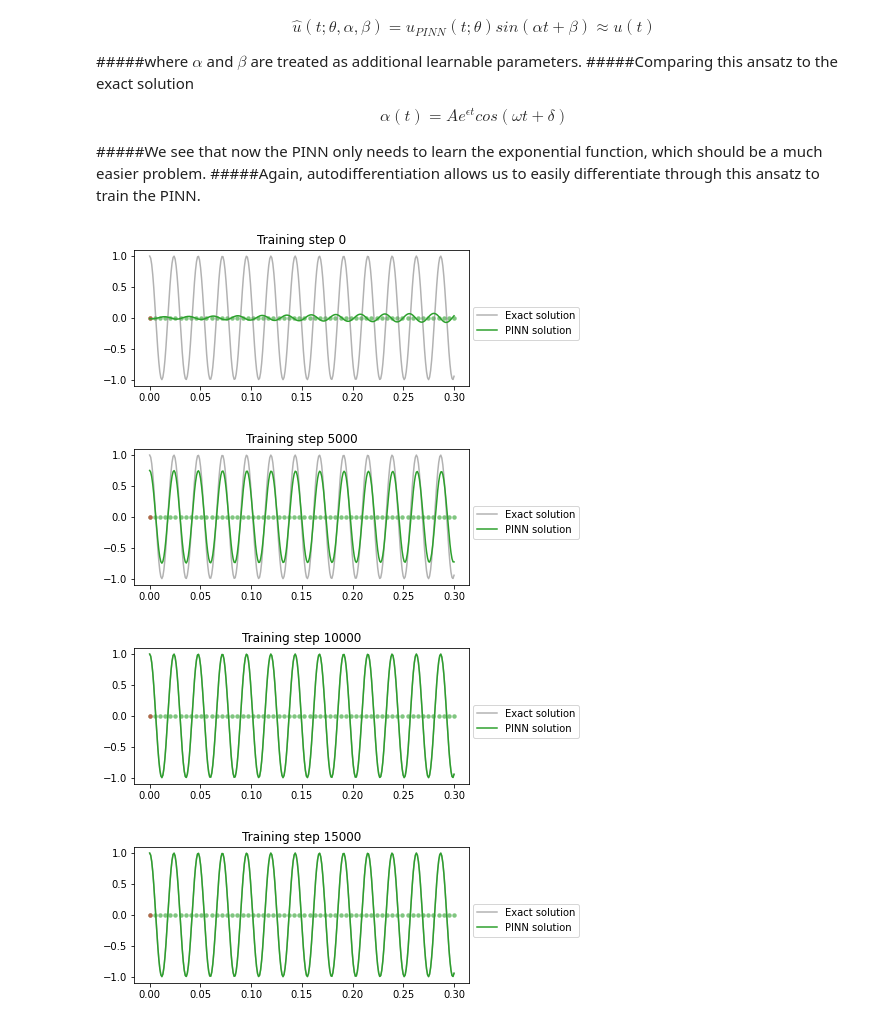
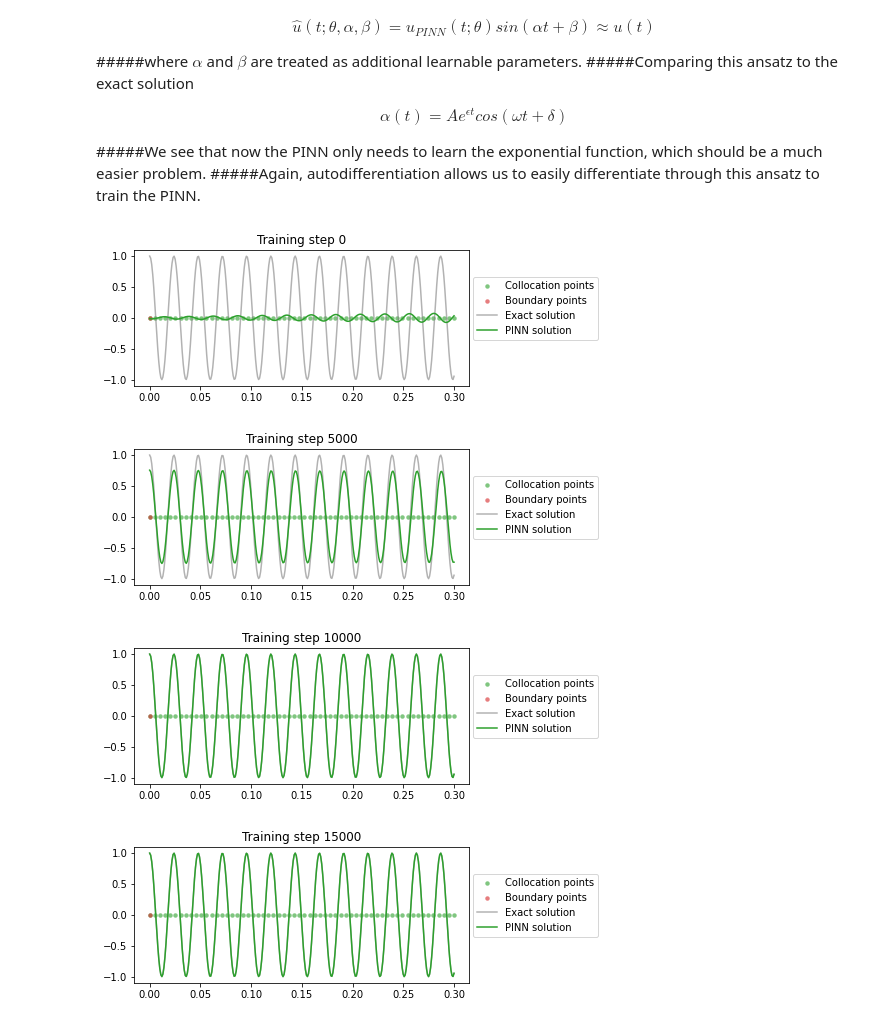
Before and after one commit to salmanromeo/1D_Pitching_Moment, a Jupyter notebook: 1D_Pitching_Moment_Higher_Frequency_Oscillations_PINN_Shafi.ipynb, the cells around one changed output. Drawn from its saved outputs; the diff is of its cells as text; code cells hidden in the pictures.

```diff
--- a/1D_Pitching_Moment_Higher_Frequency_Oscillations_PINN_Shafi.ipynb
+++ b/1D_Pitching_Moment_Higher_Frequency_Oscillations_PINN_Shafi.ipynb
@@ -36,3 +38,8 @@ import matplotlib.pyplot as plt
+# %%
+from PIL import Image
+def save_gif_PIL(outfile, files, fps=5, loop=0):
+    imgs = [Image.open(file) for file in files]
+    imgs[0].save(fp=outfile, format='GIF', append_images=imgs[1:], save_all=True, duration=int(1000/fps), loop=loop)
 # %% [markdown]
 **The analytical solution to the 1D Pitching Moment Equation**
 # %%
@@ -76,8 +83,7 @@ ro      = 1.20
 v       = 858
 s       = 0.00385
 d       = 0.07
-CM_q_a  = 0
-# CM_q_a  = np.array([0.15, 0, -0.171, -0.342])
+CM_q_a  = -0.342            # CM_q_a  = np.array([0.15, 0, -0.171, -0.342])
 CM_a    = -0.09
 I       = 1.55e-4
 phi     = 0
@@ -104,12 +110,14 @@ mu, k = -((ro*v*s*d**2)*(CM_q_a)/(4*I)), -((ro*v**2*s*d*CM_a)/(16*2*I))
 t_test = torch.linspace(0,0.3,300).view(-1,1)
 u_exact = exact_solution(A, ro, v, s, d, CM_q_a, CM_a, I, phi, t_test)
 optimiser = torch.optim.Adam(pinn.parameters(),lr=1e-3)
-for i in range(50001):
+
+files = []
+for i in range(30001):
     optimiser.zero_grad()
 
     # compute each term of the PINN loss function above
     # using the following hyperparameters:
-    lambda1, lambda2 = 1e-1, 0.5e-5
+    lambda1, lambda2 = 1e-1, 0.6e-5
 
     # compute boundary loss
     # TODO: write code here
@@ -137,12 +145,20 @@ for i in range(50001):
         u = pinn(t_test).detach()
         plt.figure(figsize=(6,2.5))
         plt.scatter(t_physics.detach()[:,0],
-                    torch.zeros_like(t_physics)[:,0], s=20, lw=0, color="tab:green", alpha=0.6)
+                    torch.zeros_like(t_physics)[:,0], s=20, lw=0, label="Collocation points", color="tab:green", alpha=0.6)
         plt.scatter(t_boundary.detach()[:,0],
-                    torch.zeros_like(t_boundary)[:,0], s=20, lw=0, color="tab:red", alpha=0.6)
+                    torch.zeros_like(t_boundary)[:,0], s=20, lw=0, label="Boundary points", color="tab:red", alpha=0.6)
         plt.plot(t_test[:,0], u_exact[:,0], label="Exact solution", color="tab:grey", alpha=0.6)
         plt.plot(t_test[:,0], u[:,0], label="PINN solution", color="tab:green")
         plt.title(f"Training step {i}")
         plt.legend(loc=(1.01,0.34))
-        plt.show()
+
+        file = "/content/sample_data/plots/standard_pinn_%.8i.png"%(i+1)     # create plot folder and define the directory
+        plt.savefig(file, bbox_inches='tight', pad_inches=0.1, dpi=100, facecolor="white")
+        files.append(file)
+
+        if i % 5000 == 0: plt.show()
+        else: plt.close("all")
+
+save_gif_PIL("standard_pinn.gif", files, fps=5, loop=0)
 # %% [output]
@@ -209,6 +221,8 @@ u_exact = exact_solution(A, ro, v, s, d, CM_q_a, CM_a, I, phi, t_test)
 # add a,b to the optimiser
 # TODO: write code here
 optimiser = torch.optim.Adam(list(pinn.parameters())+[a,b],lr=1e-3)
+
+files = []
 for i in range(15001):
     optimiser.zero_grad()
 
@@ -221,37 +235,45 @@ for i in range(15001):
     u = pinn(t_boundary)*torch.sin(a*t_boundary+b)
     loss1 = (torch.squeeze(u) - 1)**2
     dudt = torch.autograd.grad(u, t_boundary, torch.ones_like(u), create_graph=True)[0]
     loss2 = (torch.squeeze(dudt) - 0)**2
 
     # compute physics loss
     # TODO: write code here (change to ansatz formulation)
     u = pinn(t_physics)*torch.sin(a*t_physics+b)
     dudt = torch.autograd.grad(u, t_physics, torch.ones_like(u), create_graph=True)[0]
     d2udt2 = torch.autograd.grad(dudt, t_physics, torch.ones_like(dudt), create_graph=True)[0]
     loss3 = torch.mean((d2udt2 + mu*dudt + k*u)**2)
 
     # backpropagate joint loss, take optimiser step
     # TODO: write code here
     loss = loss1 + lambda1*loss2 + lambda2*loss3
     loss.backward()
     optimiser.step()
 
     # plot the result as training progresses
     if i % 5000 == 0:
         #print(u.abs().mean().item(), dudt.abs().mean().item(), d2udt2.abs().mean().item())
         u = (pinn(t_test)*torch.sin(a*t_test+b)).detach()
         plt.figure(figsize=(6,2.5))
         plt.scatter(t_physics.detach()[:,0],
-                    torch.zeros_like(t_physics)[:,0], s=20, lw=0, color="tab:green", alpha=0.6)
+                    torch.zeros_like(t_physics)[:,0], s=20, lw=0, label="Collocation points", color="tab:green", alpha=0.6)
         plt.scatter(t_boundary.detach()[:,0],
-                    torch.zeros_like(t_boundary)[:,0], s=20, lw=0, color="tab:red", alpha=0.6)
+                    torch.zeros_like(t_boundary)[:,0], s=20, lw=0, label="Boundary points", color="tab:red", alpha=0.6)
         plt.plot(t_test[:,0], u_exact[:,0], label="Exact solution", color="tab:grey", alpha=0.6)
         plt.plot(t_test[:,0], u[:,0], label="PINN solution", color="tab:green")
         plt.title(f"Training step {i}")
         plt.legend(loc=(1.01,0.34))
-        plt.show()
+
+        file = "/content/sample_data/plots/high_osc_pinn_%.8i.png"%(i+1)     # create plot folder and define the directory
+        plt.savefig(file, bbox_inches='tight', pad_inches=0.1, dpi=100, facecolor="white")
+        files.append(file)
+
+        if i % 5000 == 0: plt.show()
+        else: plt.close("all")
+
+save_gif_PIL("high_osc_pinn.gif", files, fps=5, loop=0)
 # %% [output]
-[figure, old version]
+[figure, new version]
-[figure, old version]
+[figure, new version]
-[figure, old version]
+[figure, new version]
-[figure, old version]
+[figure, new version]
```
Also changed, not shown: parts of 6 cells of this notebook.
